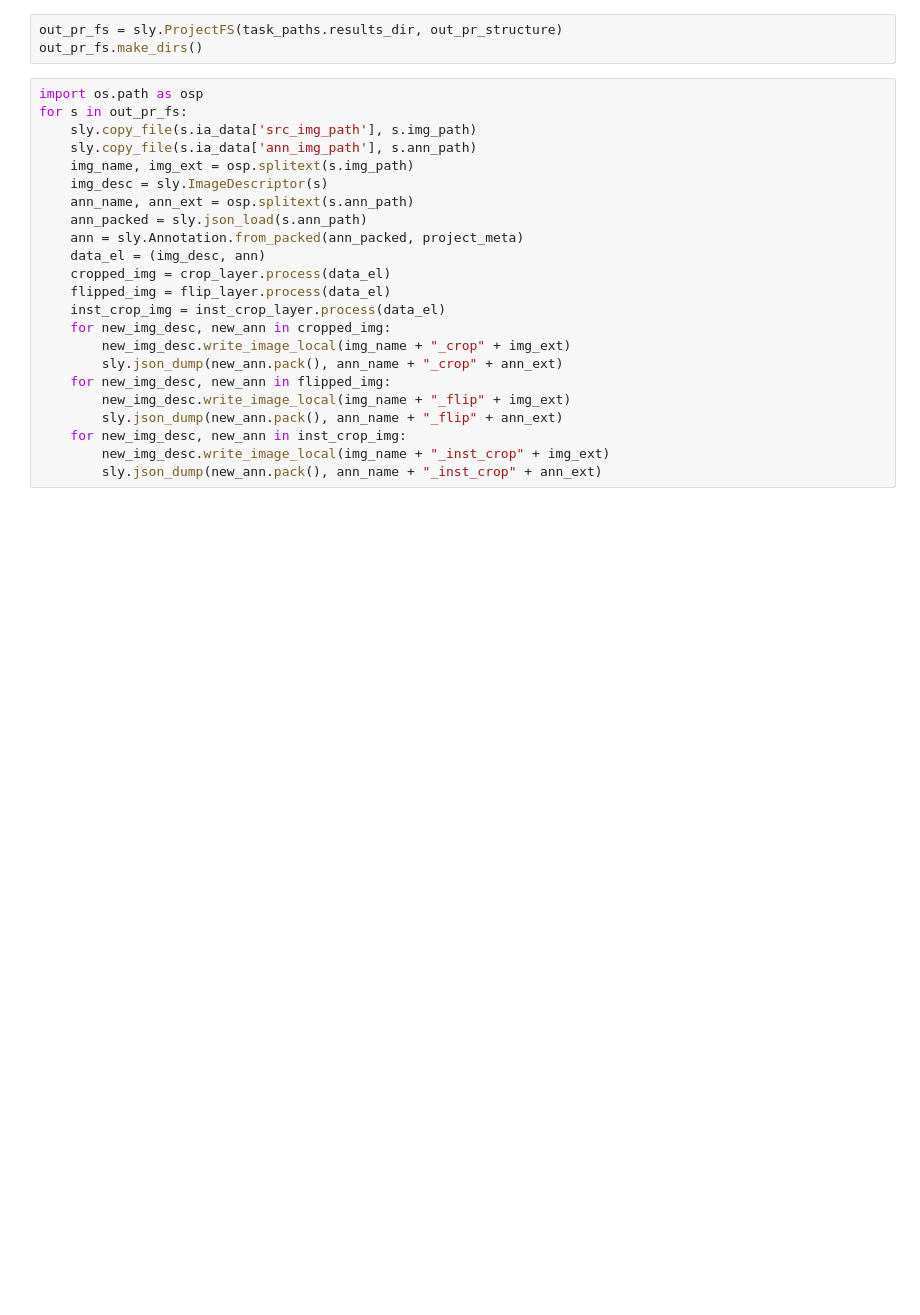
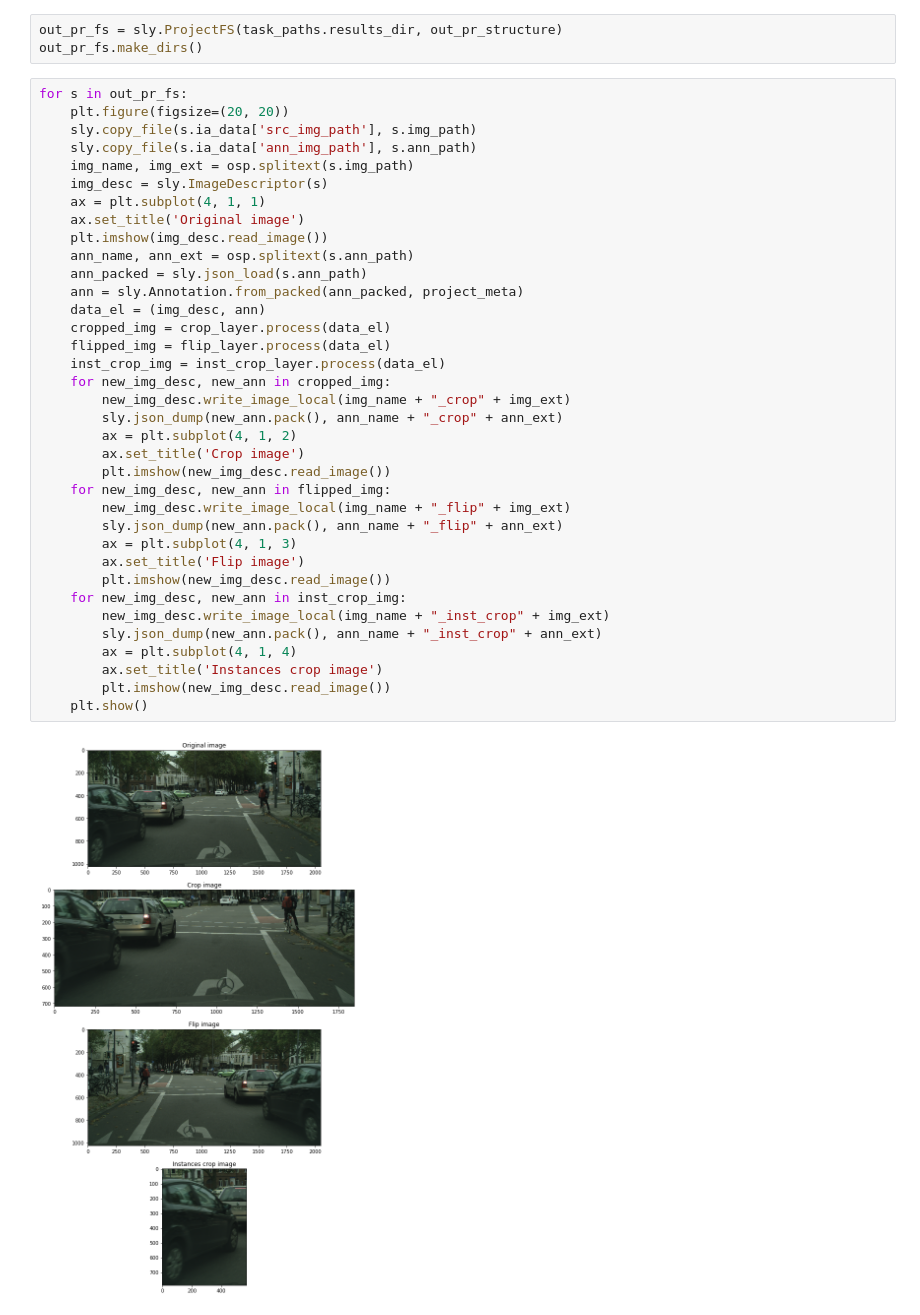
Before and after one commit to zylearncoding/supervisely, a Jupyter notebook: tutorials/05_augmentations_tutorial/src/05_augmentations.ipynb, the cells around one changed output. Cells and saved outputs as stored; diff of their text form; blank space fills up the shorter version.

Commit message:
add example images

```diff
--- a/tutorials/05_augmentations_tutorial/src/05_augmentations.ipynb
+++ b/tutorials/05_augmentations_tutorial/src/05_augmentations.ipynb
@@ -69,25 +73,40 @@ for sample_info in fs:
 out_pr_fs = sly.ProjectFS(task_paths.results_dir, out_pr_structure)
 out_pr_fs.make_dirs()
 # %%
-import os.path as osp
 for s in out_pr_fs:
+    plt.figure(figsize=(20, 20))
     sly.copy_file(s.ia_data['src_img_path'], s.img_path)
     sly.copy_file(s.ia_data['ann_img_path'], s.ann_path)
     img_name, img_ext = osp.splitext(s.img_path)
     img_desc = sly.ImageDescriptor(s)
+    ax = plt.subplot(4, 1, 1)
+    ax.set_title('Original image')
+    plt.imshow(img_desc.read_image())
     ann_name, ann_ext = osp.splitext(s.ann_path)
     ann_packed = sly.json_load(s.ann_path)
     ann = sly.Annotation.from_packed(ann_packed, project_meta)
     data_el = (img_desc, ann)
     cropped_img = crop_layer.process(data_el)
     flipped_img = flip_layer.process(data_el)
     inst_crop_img = inst_crop_layer.process(data_el)
     for new_img_desc, new_ann in cropped_img:
         new_img_desc.write_image_local(img_name + "_crop" + img_ext)
         sly.json_dump(new_ann.pack(), ann_name + "_crop" + ann_ext)
+        ax = plt.subplot(4, 1, 2)
+        ax.set_title('Crop image')
+        plt.imshow(new_img_desc.read_image())
     for new_img_desc, new_ann in flipped_img:
         new_img_desc.write_image_local(img_name + "_flip" + img_ext)
         sly.json_dump(new_ann.pack(), ann_name + "_flip" + ann_ext)
+        ax = plt.subplot(4, 1, 3)
+        ax.set_title('Flip image')
+        plt.imshow(new_img_desc.read_image())
     for new_img_desc, new_ann in inst_crop_img:
         new_img_desc.write_image_local(img_name + "_inst_crop" + img_ext)
         sly.json_dump(new_ann.pack(), ann_name + "_inst_crop" + ann_ext)
+        ax = plt.subplot(4, 1, 4)
+        ax.set_title('Instances crop image')
+        plt.imshow(new_img_desc.read_image())
+    plt.show()
+# %% [output]
+[figure, added]
```
Also changed, not shown: parts of 1 cell of this notebook, 1 other file.
